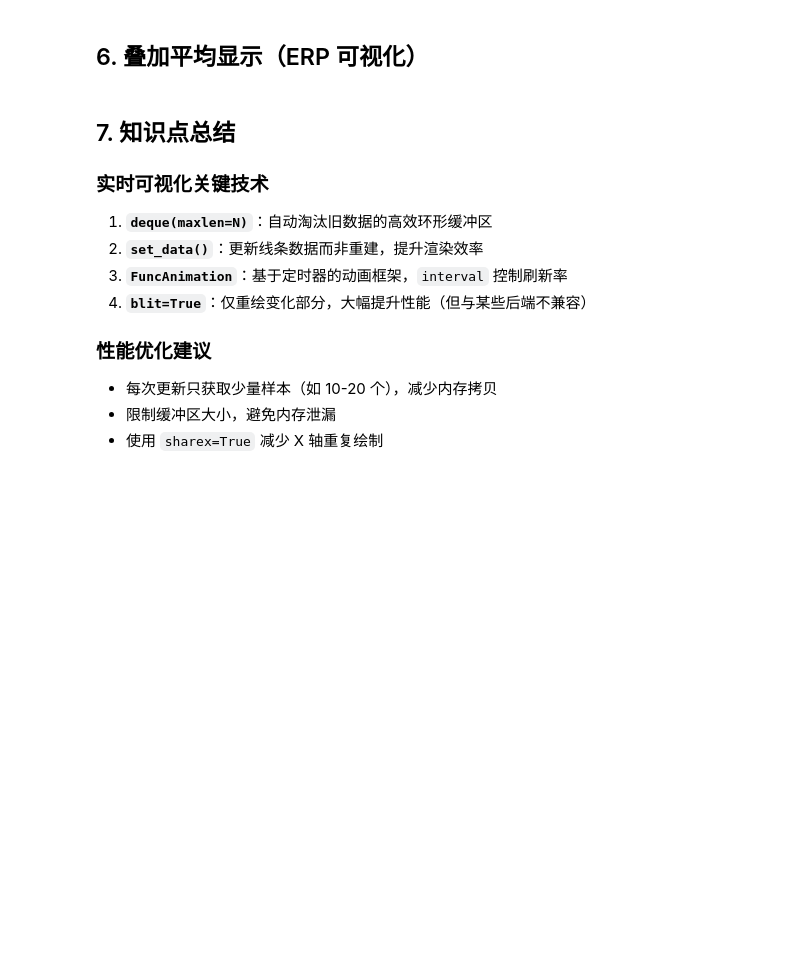
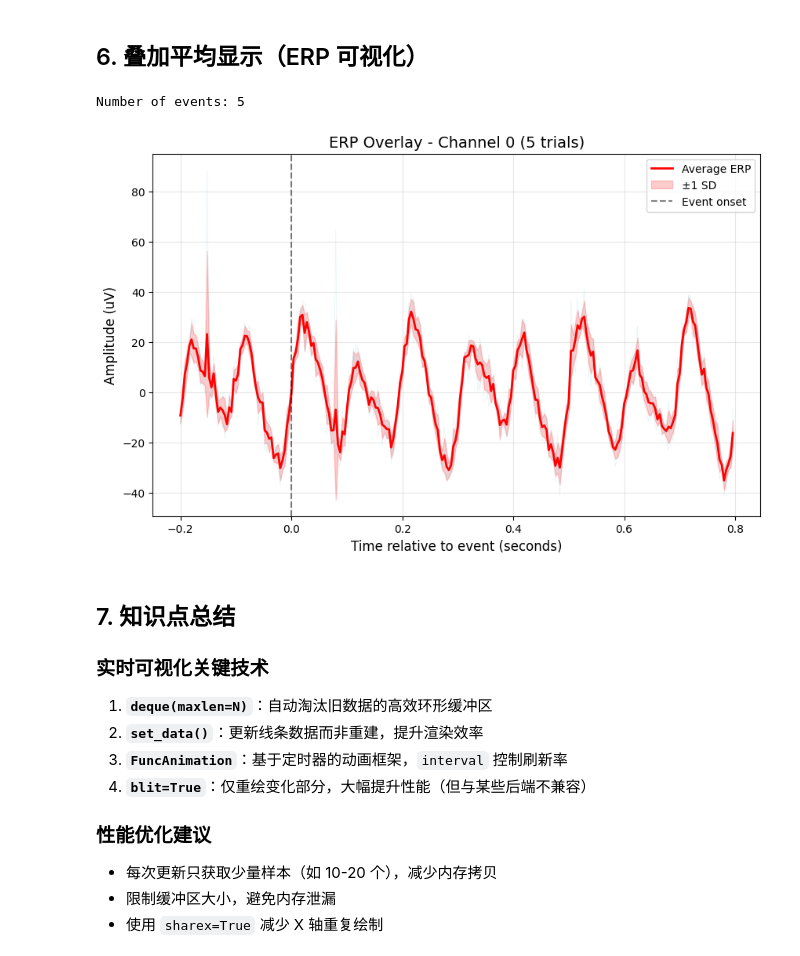
Before and after one commit to usstziyi/openbci-3, a Jupyter notebook: notebooks/unit_04_realtime_visualization.ipynb, the cells around one changed output. Saved outputs shown, nothing was run; the diff lists cells and outputs as text; code cells hidden in the pictures; blank space fills up the shorter version.

```diff
--- a/notebooks/unit_04_realtime_visualization.ipynb
+++ b/notebooks/unit_04_realtime_visualization.ipynb
@@ -549,8 +644,8 @@ def plot_erp_overlay(
         tmax: 事件后时间（秒）
         channel: 要显示的通道索引
     """
-    n_pre = int(abs(tmin) * sfreq)
-    n_post = int(tmax * sfreq)
+    n_pre = int(abs(tmin) * sfreq) # 事件前时间样本数
+    n_post = int(tmax * sfreq)     # 事件后时间样本数
     epoch_length = n_pre + n_post
 
     epochs = []
@@ -558,15 +653,15 @@ def plot_erp_overlay(
         start = idx - n_pre
         end = idx + n_post
         if start >= 0 and end <= data.shape[1]:
-            epochs.append(data[channel, start:end])
+            epochs.append(data[channel, start:end])  # shape(n_epoch, nchannel, n_samples)
 
     if not epochs:
         print("No valid epochs found.")
         return None
 
     epochs = np.array(epochs)
-    mean_epoch = np.mean(epochs, axis=0)
-    time_axis = np.arange(epoch_length) / sfreq + tmin
+    mean_epoch = np.mean(epochs, axis=0) # (nchannel, n_samples)
+    time_axis = np.arange(epoch_length) / sfreq + tmin  # 时间轴
 
     fig, ax = plt.subplots(figsize=(10, 6))
 
@@ -574,36 +669,42 @@ def plot_erp_overlay(
     for epoch in epochs:
         ax.plot(time_axis, epoch, color='lightblue', alpha=0.3, linewidth=0.5)
 
     # 绘制平均
     ax.plot(time_axis, mean_epoch, color='red', linewidth=2, label='Average ERP')
 
     # 添加标准差带
-    std_epoch = np.std(epochs, axis=0)
+    std_epoch = np.std(epochs, axis=0) # (nchannel, n_samples)
     ax.fill_between(time_axis, mean_epoch - std_epoch, mean_epoch + std_epoch,
-                    color='red', alpha=0.2)
+                    color='red', alpha=0.2,label='±1 SD')
 
     ax.axvline(x=0, color='black', linestyle='--', alpha=0.5, label='Event onset')
     ax.set_xlabel('Time relative to event (seconds)', fontsize=12)
     ax.set_ylabel('Amplitude (uV)', fontsize=12)
     ax.set_title(f'ERP Overlay - Channel {channel} ({len(epochs)} trials)', fontsize=14)
     ax.legend()
     ax.grid(True, alpha=0.3)
 
     return fig
 
 
 # 模拟 ERP 实验：每 2 秒一个事件
-event_indices = list(range(int(0.5 * 250), 250 * 10, int(2 * 250)))
+# range(start, stop, step)
+# 从 0.5 ~ 10 ，每 2 秒一个事件
+event_indices = list(range(int(0.5 * 250), 250 * 10, int(2 * 250))) # 事件触发点的样本索引列表
 print(f"Number of events: {len(event_indices)}")
 
+%matplotlib inline
 fig_erp = plot_erp_overlay(
     eeg_data, sfreq=250,
     event_indices=event_indices,
     tmin=-0.2, tmax=0.8,
     channel=0
 )
 if fig_erp:
     plt.show()
+# %% [output]
+Number of events: 5
+[figure, added]
 # %% [markdown]
 ## 7. 知识点总结
 
```
Also changed, not shown: parts of 3 cells of this notebook.
